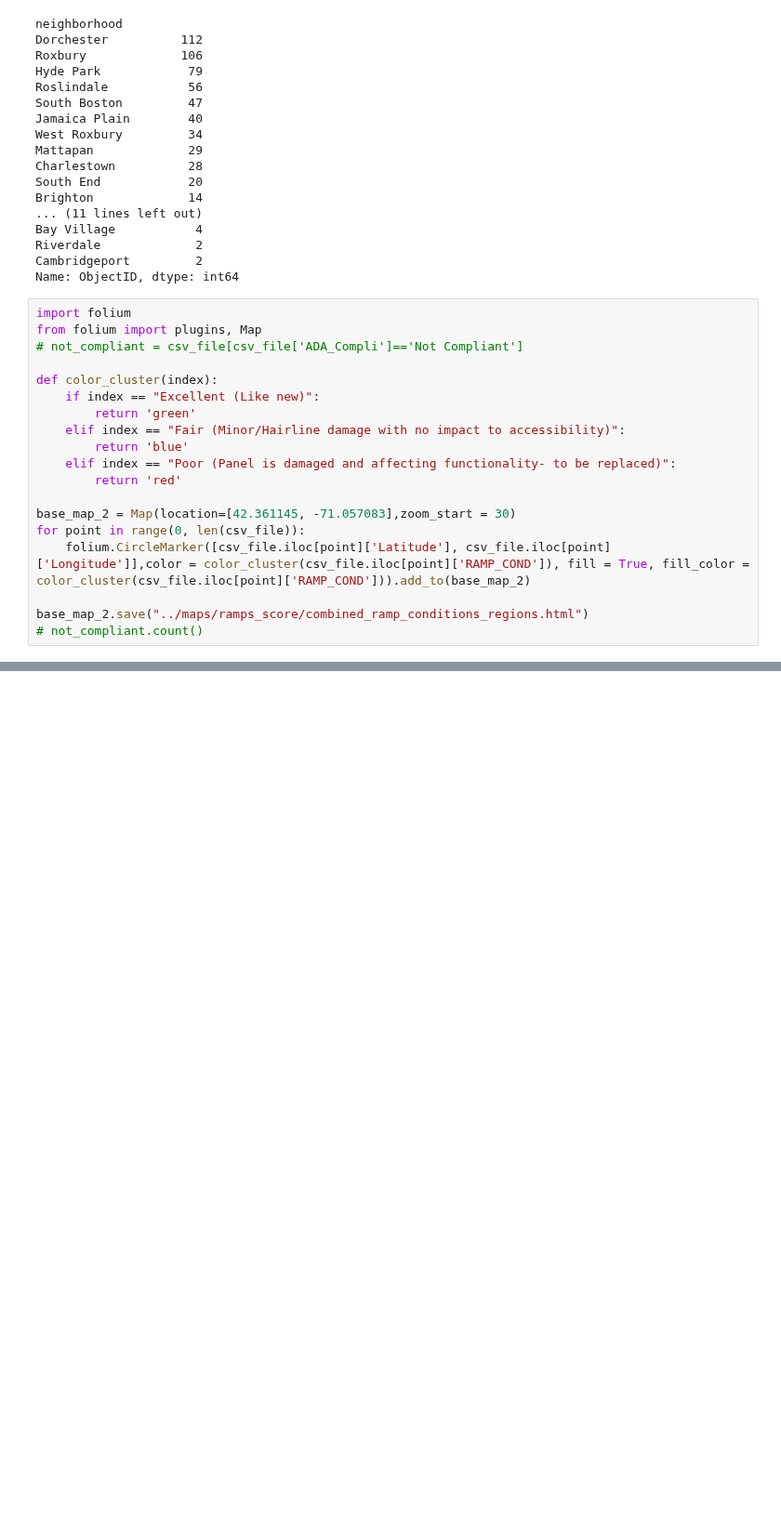
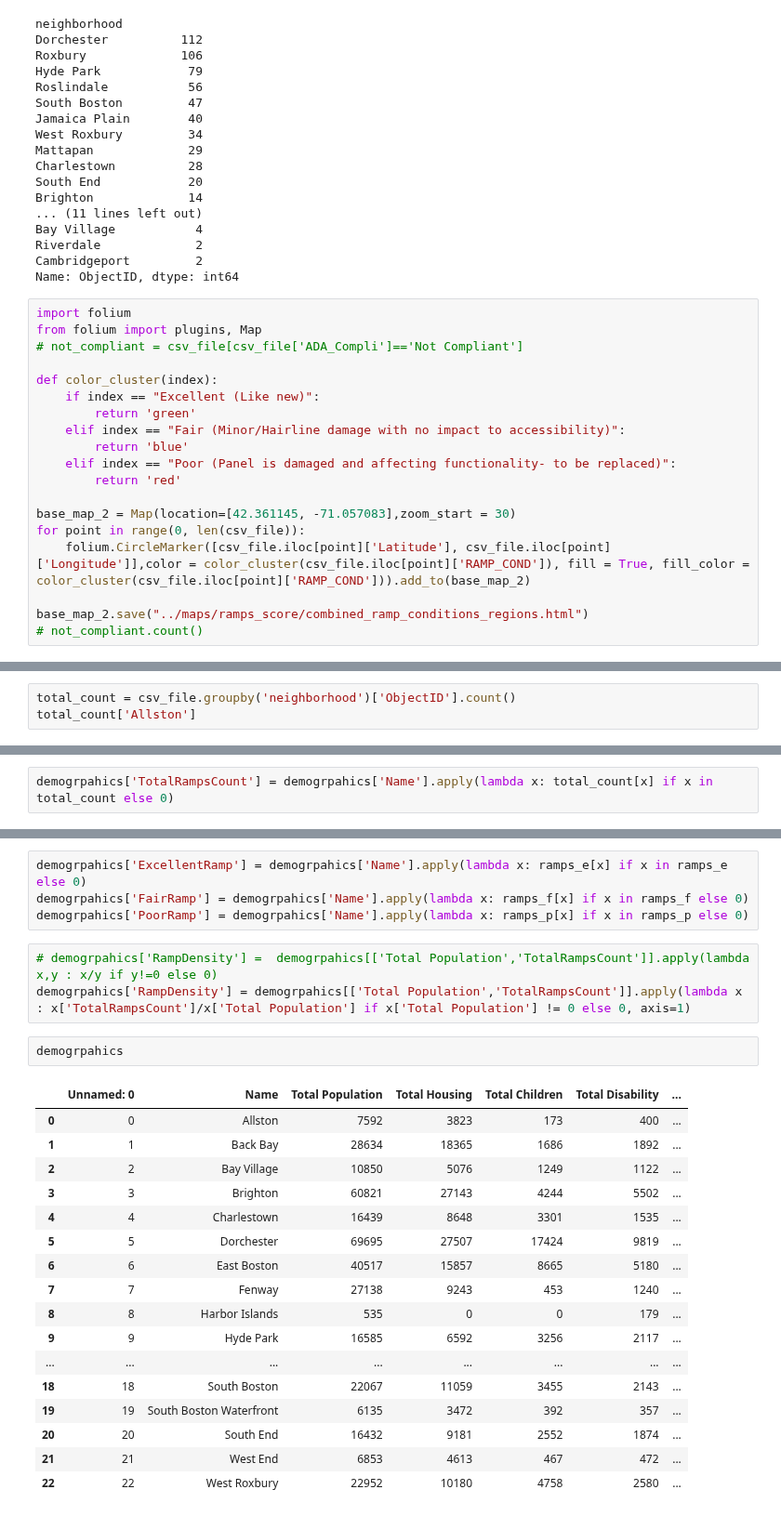
Before and after one commit to BU-Spark/ds-stantec-sidewalks, a Jupyter notebook: spring23-team-1/files/RampScoreAnalysis.ipynb, the cells around one changed output, grey strips where cells are left out. Shown at 93% size. Saved outputs shown, nothing was run; the diff lists cells and outputs as text; blank space fills up the shorter version.

```diff
--- a/spring23-team-1/files/RampScoreAnalysis.ipynb
+++ b/spring23-team-1/files/RampScoreAnalysis.ipynb
@@ -351,0 +341,3 @@ base_map_2.save("../maps/ramps_score/combined_ramp_conditions_regions.html")
+# %%
+total_count = csv_file.groupby('neighborhood')['ObjectID'].count()
+total_count['Allston']
@@ -351,0 +346,2 @@ base_map_2.save("../maps/ramps_score/combined_ramp_conditions_regions.html")
+# %%
+demogrpahics['TotalRampsCount'] = demogrpahics['Name'].apply(lambda x: total_count[x] if x in total_count else 0)
@@ -351,0 +368,27 @@ base_map_2.save("../maps/ramps_score/combined_ramp_conditions_regions.html")
+# %%
+demogrpahics['ExcellentRamp'] = demogrpahics['Name'].apply(lambda x: ramps_e[x] if x in ramps_e else 0)
+demogrpahics['FairRamp'] = demogrpahics['Name'].apply(lambda x: ramps_f[x] if x in ramps_f else 0)
+demogrpahics['PoorRamp'] = demogrpahics['Name'].apply(lambda x: ramps_p[x] if x in ramps_p else 0)
+# %%
+# demogrpahics['RampDensity'] =  demogrpahics[['Total Population','TotalRampsCount']].apply(lambda x,y : x/y if y!=0 else 0)
+demogrpahics['RampDensity'] = demogrpahics[['Total Population','TotalRampsCount']].apply(lambda x : x['TotalRampsCount']/x['Total Population'] if x['Total Population'] != 0 else 0, axis=1)
+# %%
+demogrpahics
+# %% [output]
+|  | Unnamed: 0 | Name | Total Population | Total Housing | Total Children | Total Disability | ... |
+| 0 | 0 | Allston | 7592 | 3823 | 173 | 400 | ... |
+| 1 | 1 | Back Bay | 28634 | 18365 | 1686 | 1892 | ... |
+| 2 | 2 | Bay Village | 10850 | 5076 | 1249 | 1122 | ... |
+| 3 | 3 | Brighton | 60821 | 27143 | 4244 | 5502 | ... |
+| 4 | 4 | Charlestown | 16439 | 8648 | 3301 | 1535 | ... |
+| 5 | 5 | Dorchester | 69695 | 27507 | 17424 | 9819 | ... |
+| 6 | 6 | East Boston | 40517 | 15857 | 8665 | 5180 | ... |
+| 7 | 7 | Fenway | 27138 | 9243 | 453 | 1240 | ... |
+| 8 | 8 | Harbor Islands | 535 | 0 | 0 | 179 | ... |
+| 9 | 9 | Hyde Park | 16585 | 6592 | 3256 | 2117 | ... |
+| ... | ... | ... | ... | ... | ... | ... | ... |
+| 18 | 18 | South Boston | 22067 | 11059 | 3455 | 2143 | ... |
+| 19 | 19 | South Boston Waterfront | 6135 | 3472 | 392 | 357 | ... |
+| 20 | 20 | South End | 16432 | 9181 | 2552 | 1874 | ... |
+| 21 | 21 | West End | 6853 | 4613 | 467 | 472 | ... |
+| 22 | 22 | West Roxbury | 22952 | 10180 | 4758 | 2580 | ... |
```
Also changed, not shown: parts of 24 cells of this notebook, 1 other file.
